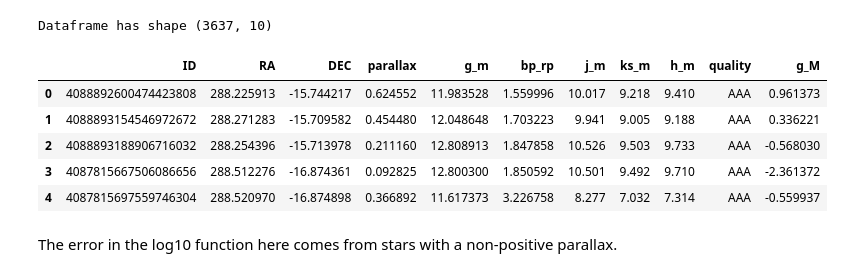
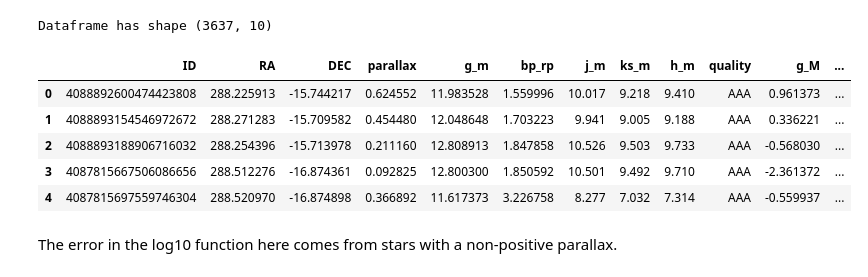
Before and after one commit to Taaseen-Islam-u7121940/astr4004_assignment_3, a Jupyter notebook: question_2.ipynb, the cells around one changed output. Drawn from its saved outputs; the diff is of its cells as text; code cells hidden in the pictures.

```diff
--- a/question_2.ipynb
+++ b/question_2.ipynb
@@ -50,17 +50,18 @@ Dataframe has shape (3637, 10)
 # %%
 # Manipulate column names to be easier to work with, and add absolute g magnitude
 # Add an if statement to avoid errors when re-running this cell
 if len(df.columns) == 10:
     df.columns = ["ID", "RA", "DEC", "parallax", "g_m", "bp_rp", "j_m", "ks_m", "h_m", "quality"]
     df["g_M"] = df["g_m"]+5*np.log10(df["parallax"]/1000)+5
+    df["j_ks"] = df["j_m"] - df["ks_m"]
 display(df.head())
 # %% [output]
-|  | ID | RA | DEC | parallax | g_m | bp_rp | j_m | ks_m | h_m | quality | g_M |
-| 0 | 4088892600474423808 | 288.225913 | -15.744217 | 0.624552 | 11.983528 | 1.559996 | 10.017 | 9.218 | 9.410 | AAA | 0.961373 |
-| 1 | 4088893154546972672 | 288.271283 | -15.709582 | 0.454480 | 12.048648 | 1.703223 | 9.941 | 9.005 | 9.188 | AAA | 0.336221 |
-| 2 | 4088893188906716032 | 288.254396 | -15.713978 | 0.211160 | 12.808913 | 1.847858 | 10.526 | 9.503 | 9.733 | AAA | -0.568030 |
-| 3 | 4087815667506086656 | 288.512276 | -16.874361 | 0.092825 | 12.800300 | 1.850592 | 10.501 | 9.492 | 9.710 | AAA | -2.361372 |
-| 4 | 4087815697559746304 | 288.520970 | -16.874898 | 0.366892 | 11.617373 | 3.226758 | 8.277 | 7.032 | 7.314 | AAA | -0.559937 |
+|  | ID | RA | DEC | parallax | g_m | bp_rp | j_m | ks_m | h_m | quality | g_M | ... |
+| 0 | 4088892600474423808 | 288.225913 | -15.744217 | 0.624552 | 11.983528 | 1.559996 | 10.017 | 9.218 | 9.410 | AAA | 0.961373 | ... |
+| 1 | 4088893154546972672 | 288.271283 | -15.709582 | 0.454480 | 12.048648 | 1.703223 | 9.941 | 9.005 | 9.188 | AAA | 0.336221 | ... |
+| 2 | 4088893188906716032 | 288.254396 | -15.713978 | 0.211160 | 12.808913 | 1.847858 | 10.526 | 9.503 | 9.733 | AAA | -0.568030 | ... |
+| 3 | 4087815667506086656 | 288.512276 | -16.874361 | 0.092825 | 12.800300 | 1.850592 | 10.501 | 9.492 | 9.710 | AAA | -2.361372 | ... |
+| 4 | 4087815697559746304 | 288.520970 | -16.874898 | 0.366892 | 11.617373 | 3.226758 | 8.277 | 7.032 | 7.314 | AAA | -0.559937 | ... |
 # %% [markdown]
 The error in the log10 function here comes from stars with a non-positive parallax.
 # %% [markdown]
```
Also changed, not shown: parts of 4 cells of this notebook.
